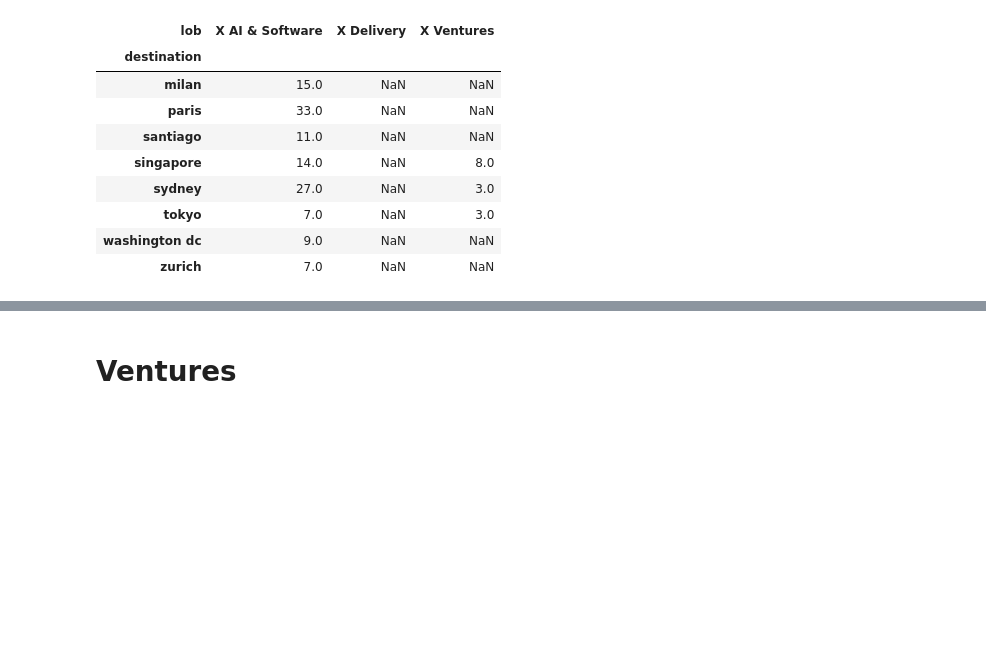
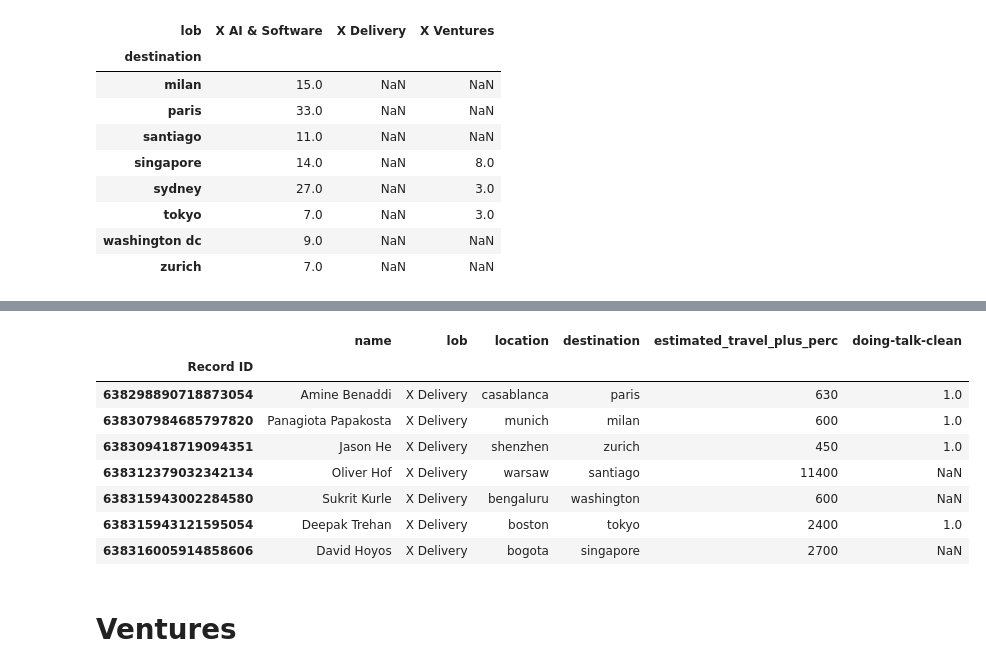
Before and after one commit to kristinageorgieva-bcg/hive-2023, a Jupyter notebook: Hive.ipynb, the cells around one changed output, grey strips where cells are left out. Drawn from its saved outputs; the diff is of its cells as text; code cells hidden in the pictures; blank space fills up the shorter version.

```diff
--- a/Hive.ipynb
+++ b/Hive.ipynb
@@ -235,3 +250,64 @@ lob_reps[lob_reps['lob'] == 'X Delivery'].dropna(subset=['lob_rep_reason'])
+# %%
+travel_cmn_cdg = 330
+travel_cmn_zrh = 600 #takes too long vs cdg
+
+
+travel_muc_cdg = 260
+travel_muc_zrh = 450
+travel_muc_mxp = 400
+
+travel_waw_zrh = 250
+
+hotel_mxp = 200
+hotel_zrh = 200
+hotel_cdg = 300
+
+
+travel_bog_scl = 11000 #7hr flight, lol
+hotel_scl = 400 #2 nights required
+
+travel_bos_iad = 200
+hotel_iad = 400
+
+travel_szx_tok = 2100
+hotel_tok = 300
+
+travel_blr_sin = 2100 #5hr flight
+hotel_sin = 600 #2 nights required
+
+total_cmn_cdg = travel_cmn_cdg + hotel_cdg
+total_cmn_zrh = travel_cmn_zrh + hotel_zrh
+
+total_muc_cdg = travel_muc_cdg + hotel_cdg
+total_muc_zrh = travel_muc_zrh + hotel_zrh
+total_muc_mxp = travel_muc_mxp + hotel_mxp
+
+total_scl = travel_bog_scl + hotel_scl
+total_iad = travel_bos_iad + hotel_iad
+total_tok = travel_szx_tok + hotel_tok
+total_sin = travel_blr_sin + hotel_sin
+total_waw_zrh = travel_waw_zrh + hotel_zrh
+
+
+travel_lob_rep_delivery = lob_reps[lob_reps['lob'] == 'X Delivery'].dropna(subset=['lob_rep_reason'])
+travel_lob_rep_delivery = travel_lob_rep_delivery.loc[travel_lob_rep_delivery['name'].isin(['Amine Benaddi', 'Panagiota Papakosta', 'Oliver Hof', 'David Hoyos', 'Deepak Trehan', 'Jason He', 'Sukrit Kurle'])]
+travel_lob_rep_delivery = travel_lob_rep_delivery.drop_duplicates(subset='name')
+
+travel_lob_rep_delivery.insert(4, 'destination', ['paris', 'milan', 'zurich', 'santiago', 'washington', 'tokyo', 'singapore'], True)
+travel_lob_rep_delivery.insert(5, 'estimated_travel_plus_perc', [total_cmn_cdg, total_muc_mxp, total_waw_zrh, total_scl, total_iad, total_tok, total_sin], True)
+
+
+travel_lob_rep_delivery[['name', 'lob', 'location', 'destination', 'estimated_travel_plus_perc', 'doing-talk-clean']]
+# %% [output]
+|  | name | lob | location | destination | estimated_travel_plus_perc | doing-talk-clean |
+| Record ID |  |  |  |  |  |  |
+| 638298890718873054 | Amine Benaddi | X Delivery | casablanca | paris | 630 | 1.0 |
+| 638307984685797820 | Panagiota Papakosta | X Delivery | munich | milan | 600 | 1.0 |
+| 638309418719094351 | Jason He | X Delivery | shenzhen | zurich | 450 | 1.0 |
+| 638312379032342134 | Oliver Hof | X Delivery | warsaw | santiago | 11400 | NaN |
+| 638315943002284580 | Sukrit Kurle | X Delivery | bengaluru | washington | 600 | NaN |
+| 638315943121595054 | Deepak Trehan | X Delivery | boston | tokyo | 2400 | 1.0 |
+| 638316005914858606 | David Hoyos | X Delivery | bogota | singapore | 2700 | NaN |
 # %% [markdown]
 # Ventures
 # %%
```
Also changed, not shown: parts of 7 cells of this notebook.
